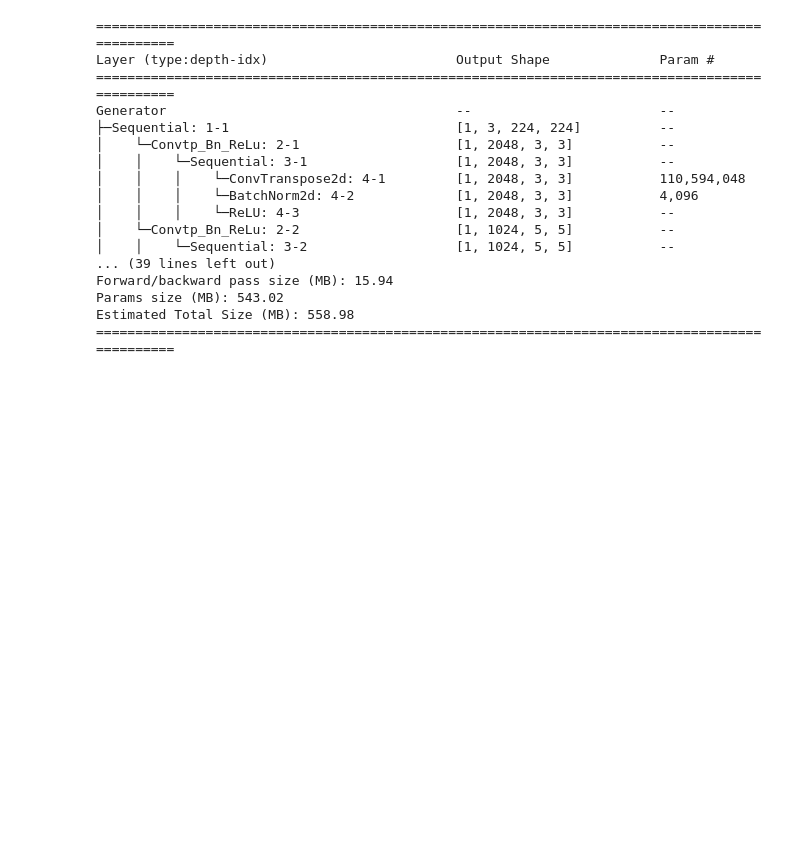
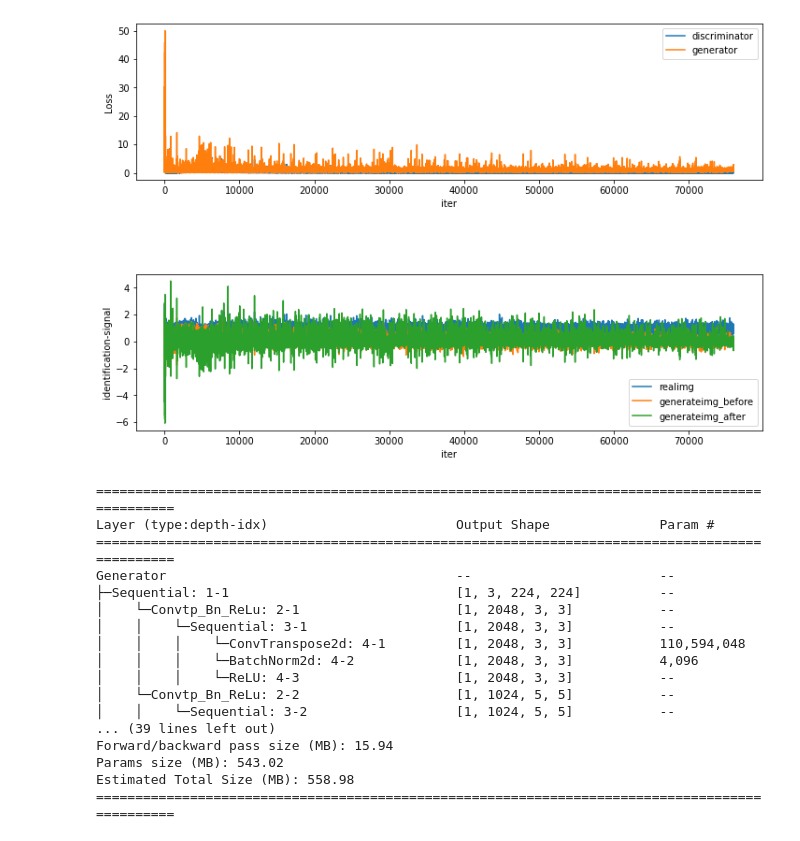
Before and after one commit to k-kw/ipynb, a Jupyter notebook: gan.ipynb, the cells around one changed output. Cells and saved outputs as stored; diff of their text form; code cells hidden in the pictures; blank space fills up the shorter version.

Commit message:
LSGAN

```diff
--- a/gan.ipynb
+++ b/gan.ipynb
@@ -39,0 +248,9 @@ import py_func.gan.gan_func as ganf
+# %%
+chlist = [100, 512, 256, 128, 64, 32, 3]
+klist = [4, 4, 4, 4, 4, 4]
+strdlist = [1, 2, 2, 2, 2, 2]
+padlist = [0, 1, 1, 1, 1, 1]
+opadlist = [0, 0, 0, 0, 0, 0]
+
+gene = ganmd.Generator(chlist, klist, strdlist, padlist, opadlist)
+summary(model = gene, input_size = (1, 100, 1, 1), depth = 4)
@@ -39,0 +275,9 @@ import py_func.gan.gan_func as ganf
+# %%
+chlist = [3, 32, 64, 128, 256, 512, 1]
+klist = [4, 4, 4, 4, 4, 4]
+strdlist = [2, 2, 2, 2, 2, 1]
+padlist = [1, 1, 1, 1, 1, 0]
+ngsllist = [0.2, 0.2, 0.2, 0.2, 0.2, 0]
+
+disc = ganmd.Dscrmntr_notsigmoid(chlist, klist, strdlist, padlist, ngsllist)
+summary(model = disc, input_size = (1, 3, 128, 128), depth = 4)
@@ -39,0 +302,22 @@ import py_func.gan.gan_func as ganf
+# %%
+criterion = nn.MSELoss()    # 損失関数は平均二乗誤差
+nz = 100
+beta1 = 0.5
+
+# 生成器のエポックごとの画像生成に使用する確認用の固定ノイズ
+fixed_noise = torch.randn(batch_size, nz, 1, 1, device=device)
+lr = 0.0002
+# オプティマイザ−のセットアップ
+optimizerD = optim.Adam(disc.parameters(), lr=lr, betas=(beta1, 0.999), weight_decay=1e-5)  # 識別器D用
+optimizerG = optim.Adam(gene.parameters(), lr=lr, betas=(beta1, 0.999), weight_decay=1e-5)  # 生成器G用
+# %%
+epochs = 2000
+outf = '../GAN/LSGAN/oxford_pet_cat'
+dispinterval = 30
+testgen_interval = 100
+
+
+D_losses, G_losses, D_x_out, D_G_z1_out, D_G_z2_out = ganf.train_gan(epochs, dataloader, device, nz, disc, gene,
+                                                                     criterion, optimizerG, optimizerD,
+                                                                     dispinterval,
+                                                                     testgen_interval, fixed_noise, outf)
@@ -40,3 +342,7 @@ import py_func.gan.gan_func as ganf
+# %%
+ganf.display_GAN_curv(12, 8, 10, 10, D_losses, G_losses, D_x_out, D_G_z1_out, D_G_z2_out)
+# %% [output]
+[figure, added]
 # %%
 #Imagenet
 imgnet_root = '../imagenet/dog'
```
Also changed, not shown: parts of 24 cells of this notebook.
